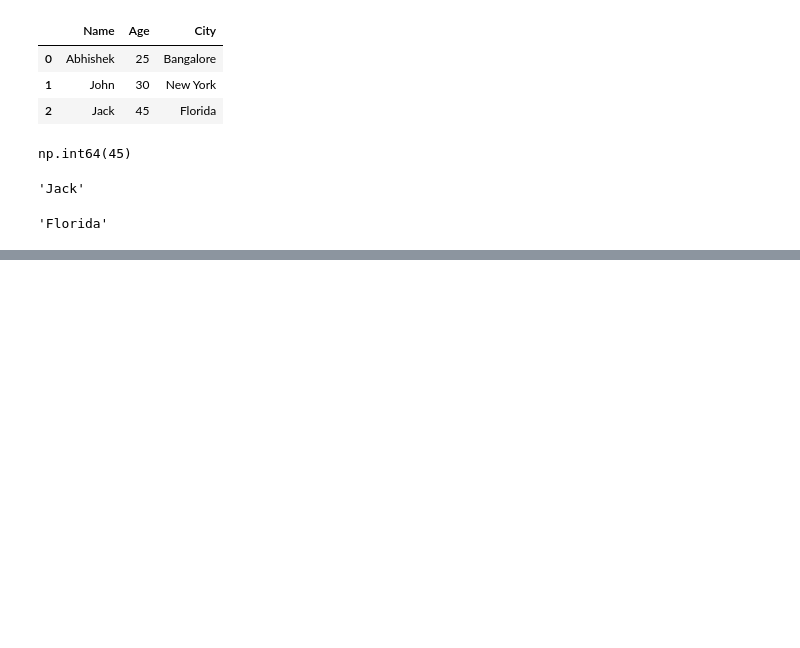
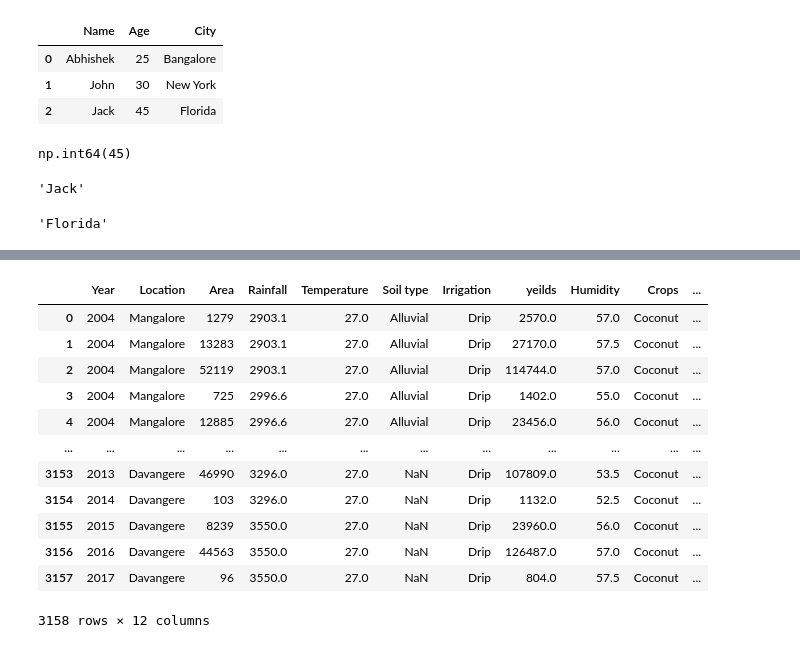
Before and after one commit to Leonidus786/CX_DS_B02, a Jupyter notebook: Python/09_Data_Analysis_With_Python/9.2-pandas.ipynb, the cells around one changed output, grey strips where cells are left out. Saved outputs shown, nothing was run; the diff lists cells and outputs as text; code cells hidden in the pictures; blank space fills up the shorter version.

```diff
--- a/Python/09_Data_Analysis_With_Python/9.2-pandas.ipynb
+++ b/Python/09_Data_Analysis_With_Python/9.2-pandas.ipynb
@@ -404,5 +480,19 @@ df.dtypes
 # %%
 import pandas as pd
-df = pd.read_excel("C:/Users/ADMIN/Downloads/myexcel.xlsx")
+df = pd.read_csv("C:/Users/ADMIN/Downloads/data_season.csv")
 
 df
+# %% [output]
+|  | Year | Location | Area | Rainfall | Temperature | Soil type | Irrigation | yeilds | Humidity | Crops | ... |
+| 0 | 2004 | Mangalore | 1279 | 2903.1 | 27.0 | Alluvial | Drip | 2570.0 | 57.0 | Coconut | ... |
+| 1 | 2004 | Mangalore | 13283 | 2903.1 | 27.0 | Alluvial | Drip | 27170.0 | 57.5 | Coconut | ... |
+| 2 | 2004 | Mangalore | 52119 | 2903.1 | 27.0 | Alluvial | Drip | 114744.0 | 57.0 | Coconut | ... |
+| 3 | 2004 | Mangalore | 725 | 2996.6 | 27.0 | Alluvial | Drip | 1402.0 | 55.0 | Coconut | ... |
+| 4 | 2004 | Mangalore | 12885 | 2996.6 | 27.0 | Alluvial | Drip | 23456.0 | 56.0 | Coconut | ... |
+| ... | ... | ... | ... | ... | ... | ... | ... | ... | ... | ... | ... |
+| 3153 | 2013 | Davangere | 46990 | 3296.0 | 27.0 | NaN | Drip | 107809.0 | 53.5 | Coconut | ... |
+| 3154 | 2014 | Davangere | 103 | 3296.0 | 27.0 | NaN | Drip | 1132.0 | 52.5 | Coconut | ... |
+| 3155 | 2015 | Davangere | 8239 | 3550.0 | 27.0 | NaN | Drip | 23960.0 | 56.0 | Coconut | ... |
+| 3156 | 2016 | Davangere | 44563 | 3550.0 | 27.0 | NaN | Drip | 126487.0 | 57.0 | Coconut | ... |
+| 3157 | 2017 | Davangere | 96 | 3550.0 | 27.0 | NaN | Drip | 804.0 | 57.5 | Coconut | ... |
+3158 rows × 12 columns
```
Also changed, not shown: parts of 10 cells of this notebook.
